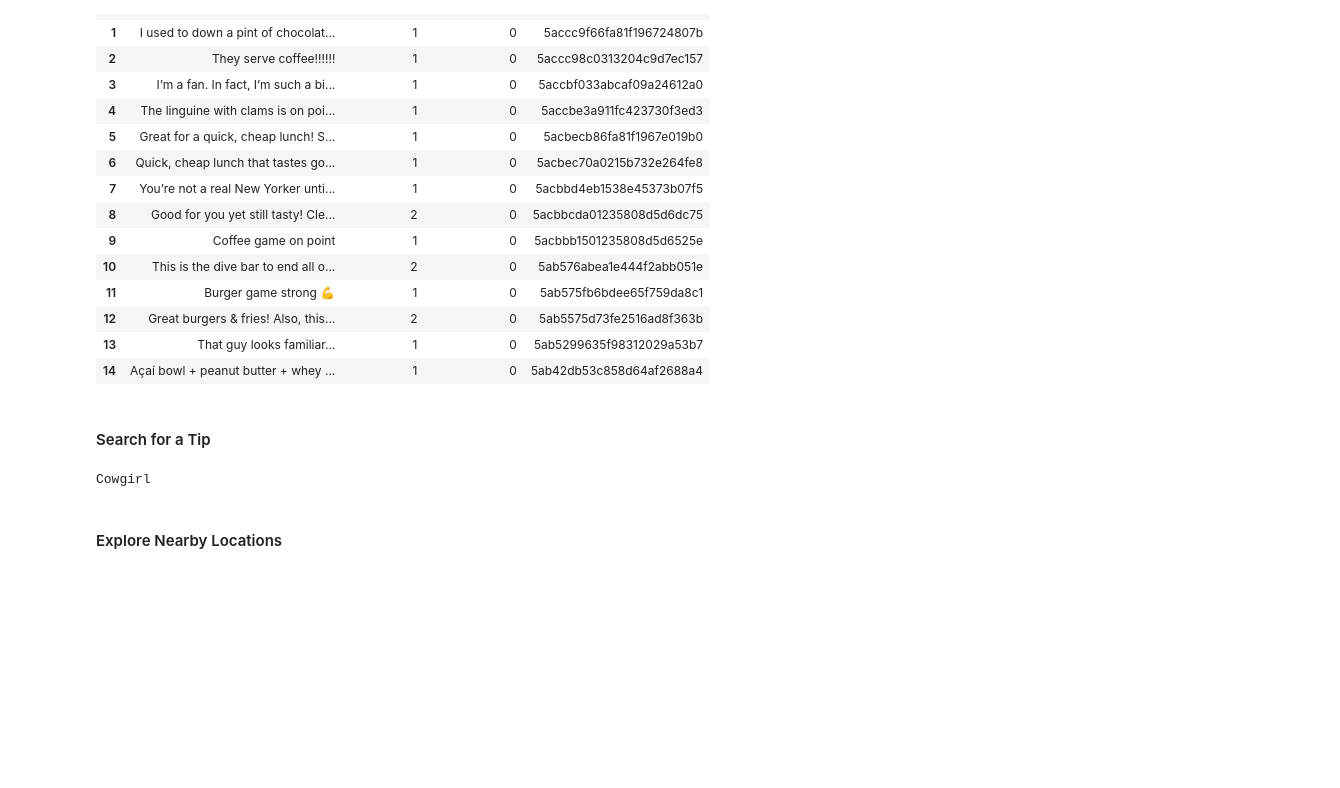
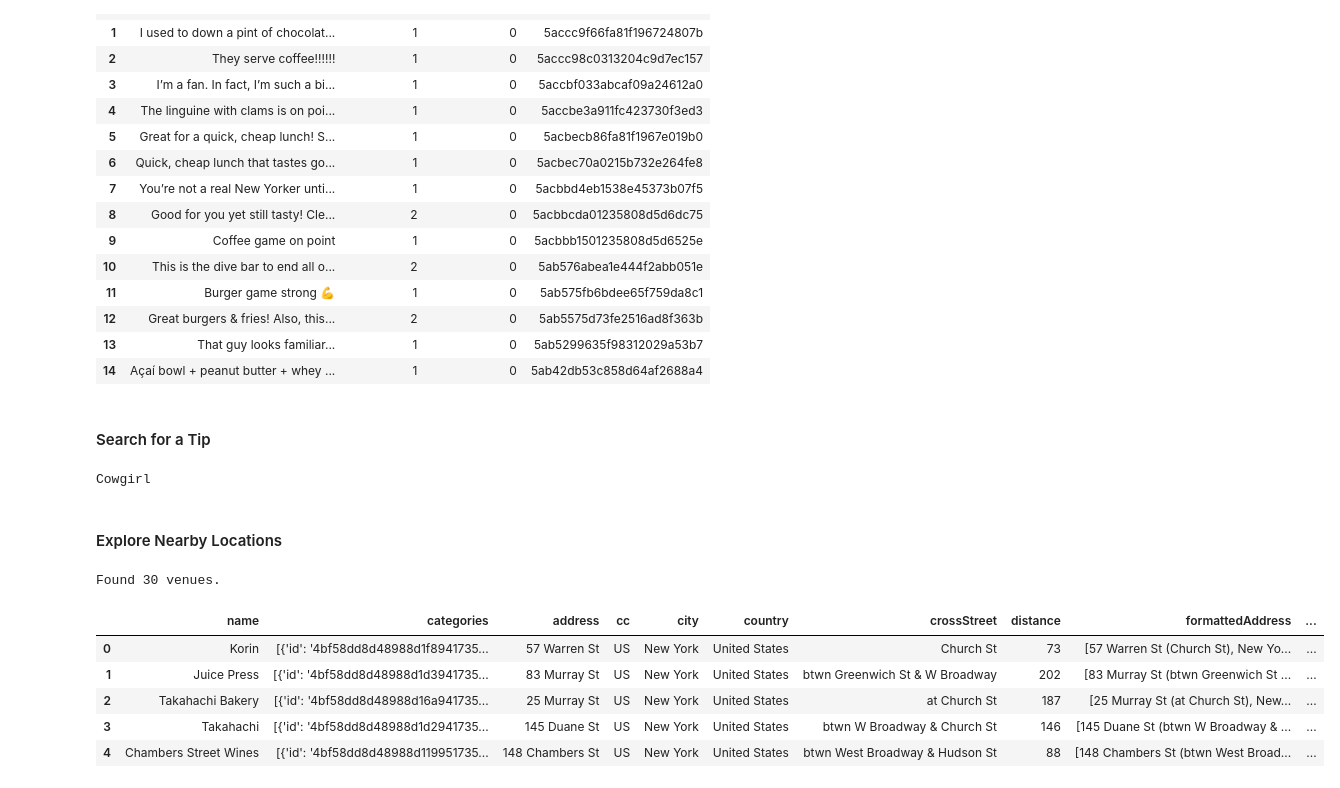
Before and after one commit to amypeniston/data-science-capstone-project, a Jupyter notebook: Foursquare_API_Examples.ipynb, the cells around one changed output. Drawn from its saved outputs; the diff is of its cells as text; code cells hidden in the pictures; blank space fills up the shorter version.

```diff
--- a/Foursquare_API_Examples.ipynb
+++ b/Foursquare_API_Examples.ipynb
@@ -324,3 +322,21 @@ longitude = -74.008848
 url = "https://api.foursquare.com/v2/venues/explore?client_id={}&client_secret={}&ll={},{}&v={}&radius={}&limit={}".format(CLIENT_ID, CLIENT_SECRET, latitude, longitude, VERSION, radius, LIMIT)
 # %%
 results = requests.get(url).json()
+items = results["response"]["groups"][0]["items"]
+print("Found {} venues.".format(len(items)))
+# %% [output]
+Found 30 venues.
+# %%
+items_df = json_normalize(items)
+filtered_columns = ["venue.name", "venue.categories"] + [col for col in items_df.columns if col.startswith("venue.location.")] + ["venue.id"]
+items_filtered = items_df.loc[:,filtered_columns]
+
+items_filtered.columns = [col.split(".")[-1] for col in items_filtered.columns]
+items_filtered.head()
+# %% [output]
+|  | name | categories | address | cc | city | country | crossStreet | distance | formattedAddress | ... |
+| 0 | Korin | [{'id': '4bf58dd8d48988d1f8941735... | 57 Warren St | US | New York | United States | Church St | 73 | [57 Warren St (Church St), New Yo... | ... |
+| 1 | Juice Press | [{'id': '4bf58dd8d48988d1d3941735... | 83 Murray St | US | New York | United States | btwn Greenwich St & W Broadway | 202 | [83 Murray St (btwn Greenwich St ... | ... |
+| 2 | Takahachi Bakery | [{'id': '4bf58dd8d48988d16a941735... | 25 Murray St | US | New York | United States | at Church St | 187 | [25 Murray St (at Church St), New... | ... |
+| 3 | Takahachi | [{'id': '4bf58dd8d48988d1d2941735... | 145 Duane St | US | New York | United States | btwn W Broadway & Church St | 146 | [145 Duane St (btwn W Broadway & ... | ... |
+| 4 | Chambers Street Wines | [{'id': '4bf58dd8d48988d119951735... | 148 Chambers St | US | New York | United States | btwn West Broadway & Hudson St | 88 | [148 Chambers St (btwn West Broad... | ... |
```
Also changed, not shown: parts of 10 cells of this notebook.
